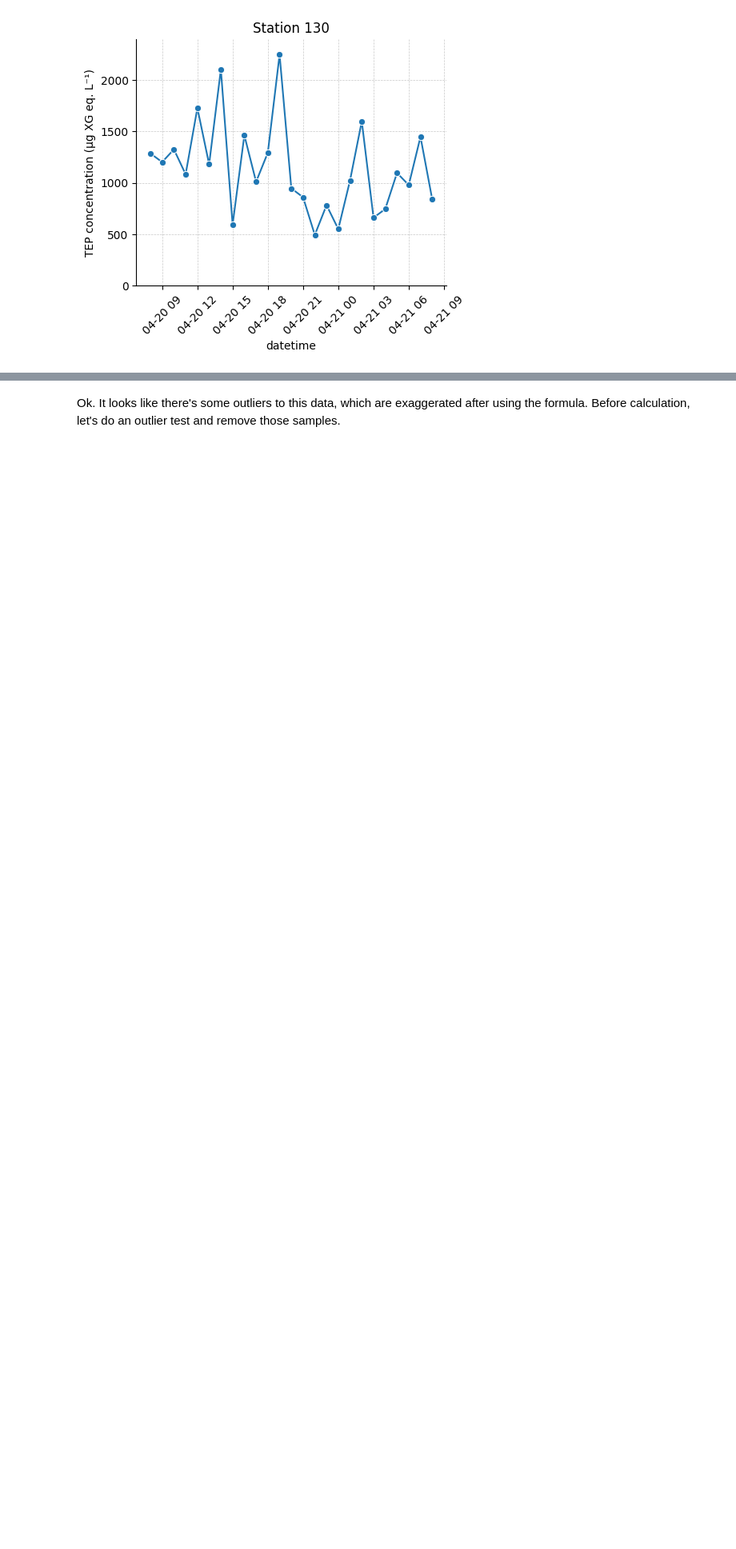
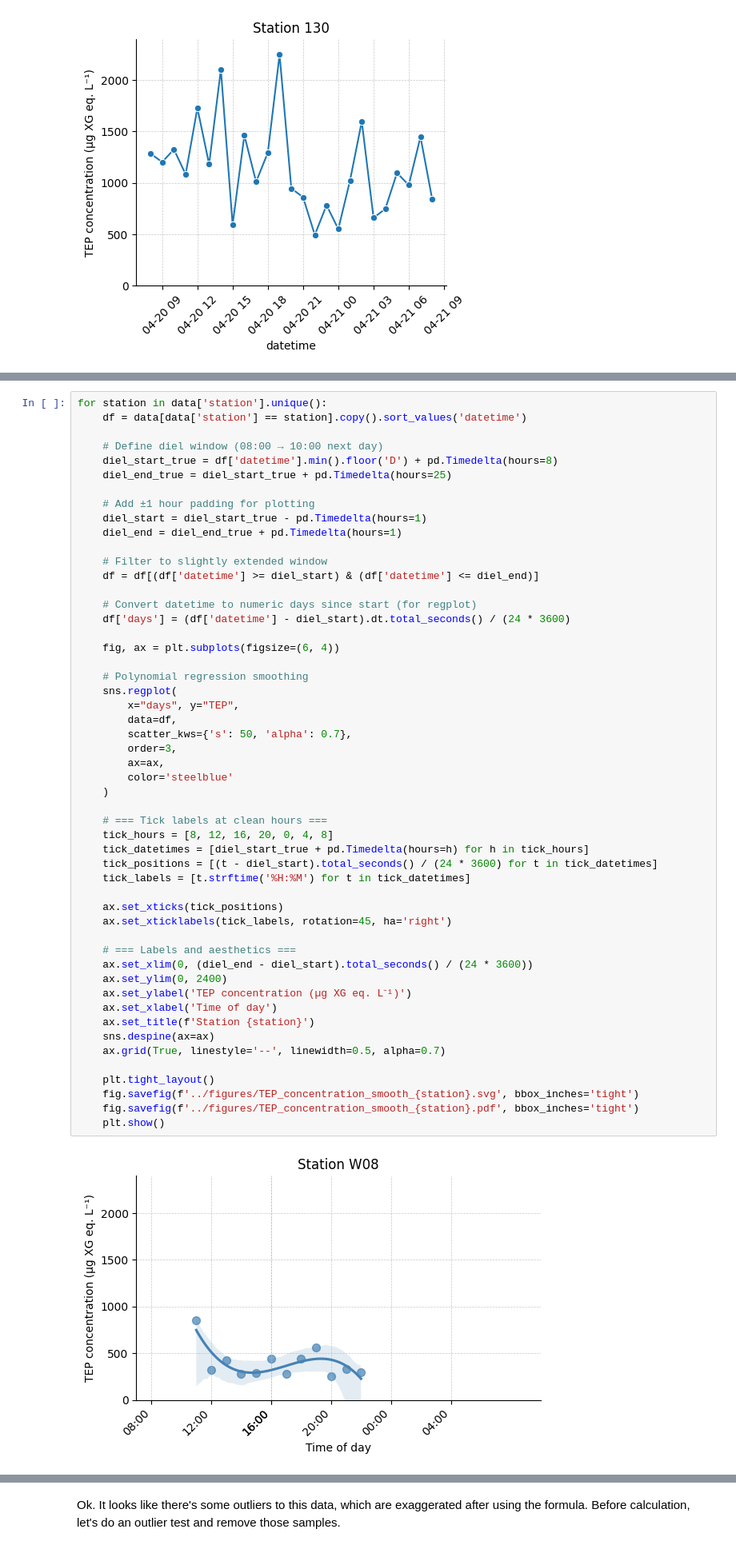
Before and after one commit to MichielPerneel/spring_campaign_2023, a Jupyter notebook: scripts/TEP_analysis.ipynb, the cells around one changed output, grey strips where cells are left out. Shown at 80% size. Cells and saved outputs as stored; diff of their text form; blank space fills up the shorter version.

```diff
--- a/scripts/TEP_analysis.ipynb
+++ b/scripts/TEP_analysis.ipynb
@@ -160,0 +159,54 @@ What is up with the data at station 130? Why these peaks and shifts? The varianc
+# %%
+for station in data['station'].unique():
+    df = data[data['station'] == station].copy().sort_values('datetime')
+
+    # Define diel window (08:00 → 10:00 next day)
+    diel_start_true = df['datetime'].min().floor('D') + pd.Timedelta(hours=8)
+    diel_end_true = diel_start_true + pd.Timedelta(hours=25)
+
+    # Add ±1 hour padding for plotting
+    diel_start = diel_start_true - pd.Timedelta(hours=1)
+    diel_end = diel_end_true + pd.Timedelta(hours=1)
+
+    # Filter to slightly extended window
+    df = df[(df['datetime'] >= diel_start) & (df['datetime'] <= diel_end)]
+
+    # Convert datetime to numeric days since start (for regplot)
+    df['days'] = (df['datetime'] - diel_start).dt.total_seconds() / (24 * 3600)
+
+    fig, ax = plt.subplots(figsize=(6, 4))
+
+    # Polynomial regression smoothing
+    sns.regplot(
+        x="days", y="TEP",
+        data=df,
+        scatter_kws={'s': 50, 'alpha': 0.7},
+        order=3,
+        ax=ax,
+        color='steelblue'
+    )
+
+    # === Tick labels at clean hours ===
+    tick_hours = [8, 12, 16, 20, 0, 4, 8]
+    tick_datetimes = [diel_start_true + pd.Timedelta(hours=h) for h in tick_hours]
+    tick_positions = [(t - diel_start).total_seconds() / (24 * 3600) for t in tick_datetimes]
+    tick_labels = [t.strftime('%H:%M') for t in tick_datetimes]
+
+    ax.set_xticks(tick_positions)
+    ax.set_xticklabels(tick_labels, rotation=45, ha='right')
+
+    # === Labels and aesthetics ===
+    ax.set_xlim(0, (diel_end - diel_start).total_seconds() / (24 * 3600))
+    ax.set_ylim(0, 2400)
+    ax.set_ylabel('TEP concentration (µg XG eq. L⁻¹)')
+    ax.set_xlabel('Time of day')
+    ax.set_title(f'Station {station}')
+    sns.despine(ax=ax)
+    ax.grid(True, linestyle='--', linewidth=0.5, alpha=0.7)
+
+    plt.tight_layout()
+    fig.savefig(f'../figures/TEP_concentration_smooth_{station}.svg', bbox_inches='tight')
+    fig.savefig(f'../figures/TEP_concentration_smooth_{station}.pdf', bbox_inches='tight')
+    plt.show()
+# %% [output]
+[figure, added]
```
Also changed, not shown: parts of 18 cells of this notebook, 13 other files.
